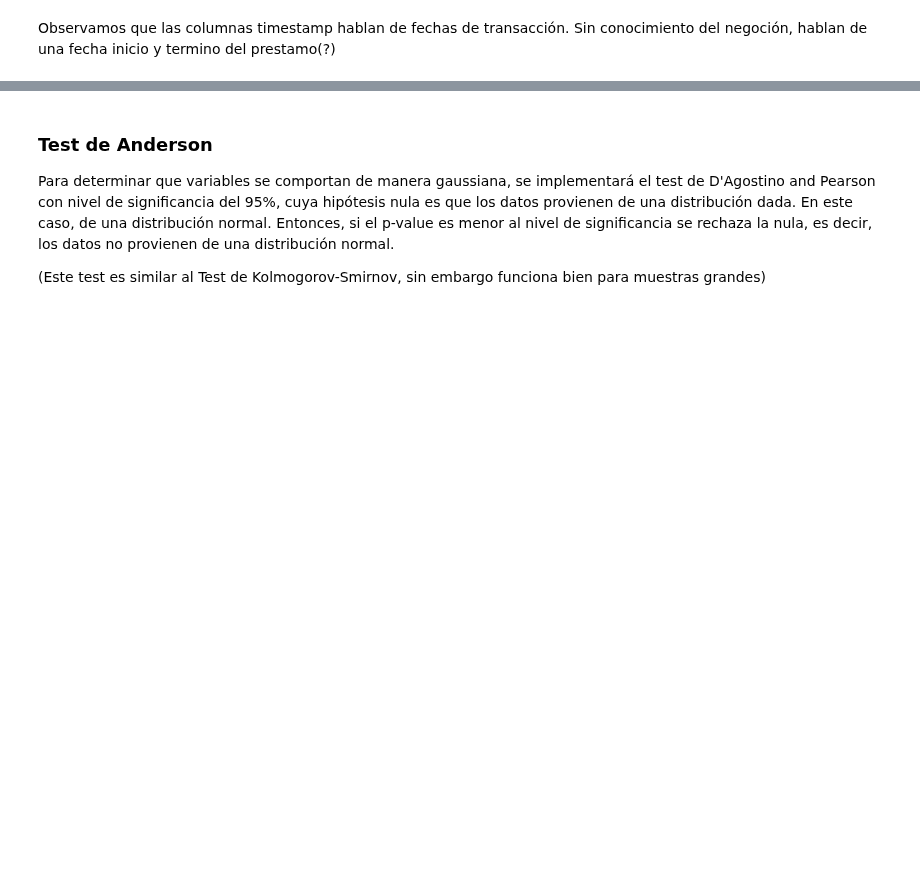
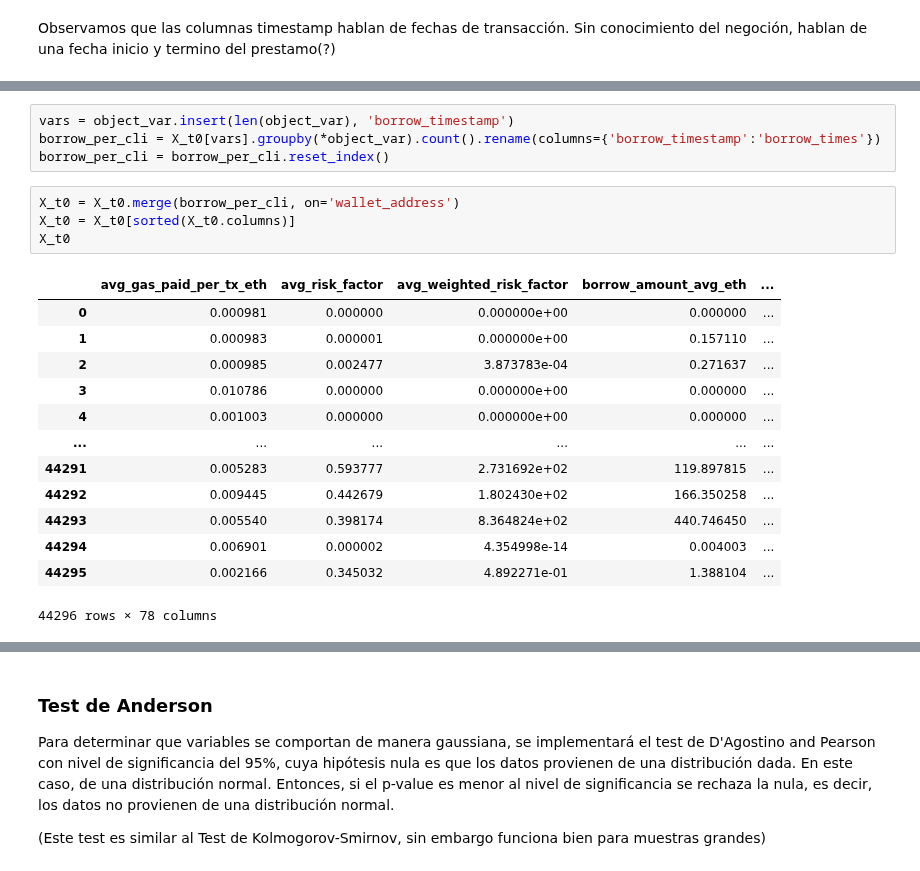
Before and after one commit to carinunez/Labs_MDS, a Jupyter notebook: proyecto_lab/project.ipynb, the cells around one changed output, grey strips where cells are left out. Saved outputs shown, nothing was run; the diff lists cells and outputs as text; blank space fills up the shorter version.

```diff
--- a/proyecto_lab/project.ipynb
+++ b/proyecto_lab/project.ipynb
@@ -114,2 +179,24 @@ Por lo tanto debemos decidir que necesitamos del fenómeno, los valores absoluto
+# %%
+vars = object_var.insert(len(object_var), 'borrow_timestamp')
+borrow_per_cli = X_t0[vars].groupby(*object_var).count().rename(columns={'borrow_timestamp':'borrow_times'})
+borrow_per_cli = borrow_per_cli.reset_index()
+# %%
+X_t0 = X_t0.merge(borrow_per_cli, on='wallet_address')
+X_t0 = X_t0[sorted(X_t0.columns)]
+X_t0
+# %% [output]
+|  | avg_gas_paid_per_tx_eth | avg_risk_factor | avg_weighted_risk_factor | borrow_amount_avg_eth | ... |
+| 0 | 0.000981 | 0.000000 | 0.000000e+00 | 0.000000 | ... |
+| 1 | 0.000983 | 0.000001 | 0.000000e+00 | 0.157110 | ... |
+| 2 | 0.000985 | 0.002477 | 3.873783e-04 | 0.271637 | ... |
+| 3 | 0.010786 | 0.000000 | 0.000000e+00 | 0.000000 | ... |
+| 4 | 0.001003 | 0.000000 | 0.000000e+00 | 0.000000 | ... |
+| ... | ... | ... | ... | ... | ... |
+| 44291 | 0.005283 | 0.593777 | 2.731692e+02 | 119.897815 | ... |
+| 44292 | 0.009445 | 0.442679 | 1.802430e+02 | 166.350258 | ... |
+| 44293 | 0.005540 | 0.398174 | 8.364824e+02 | 440.746450 | ... |
+| 44294 | 0.006901 | 0.000002 | 4.354998e-14 | 0.004003 | ... |
+| 44295 | 0.002166 | 0.345032 | 4.892271e-01 | 1.388104 | ... |
+44296 rows × 78 columns
 # %%
 # Busca las variables binarias a partir del número de valores distintos que tenga
```
Also changed, not shown: parts of 35 cells of this notebook.
